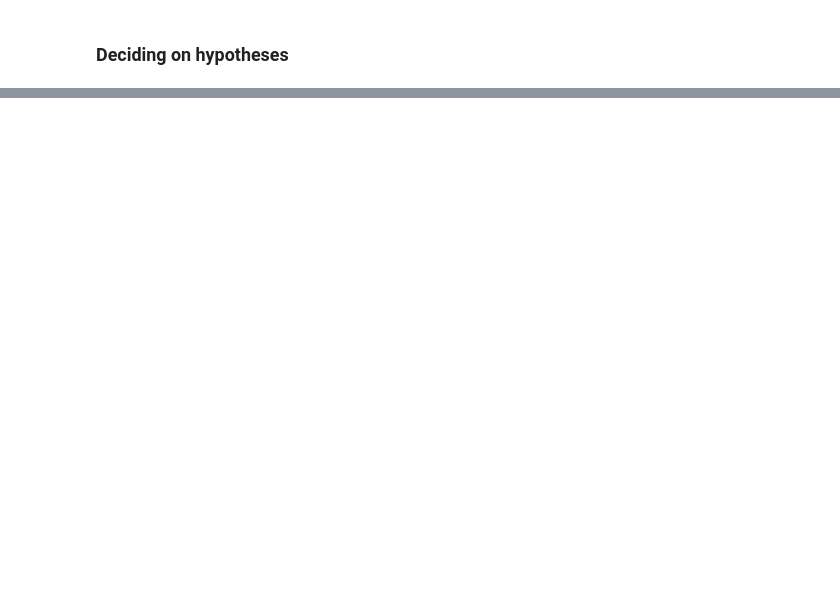
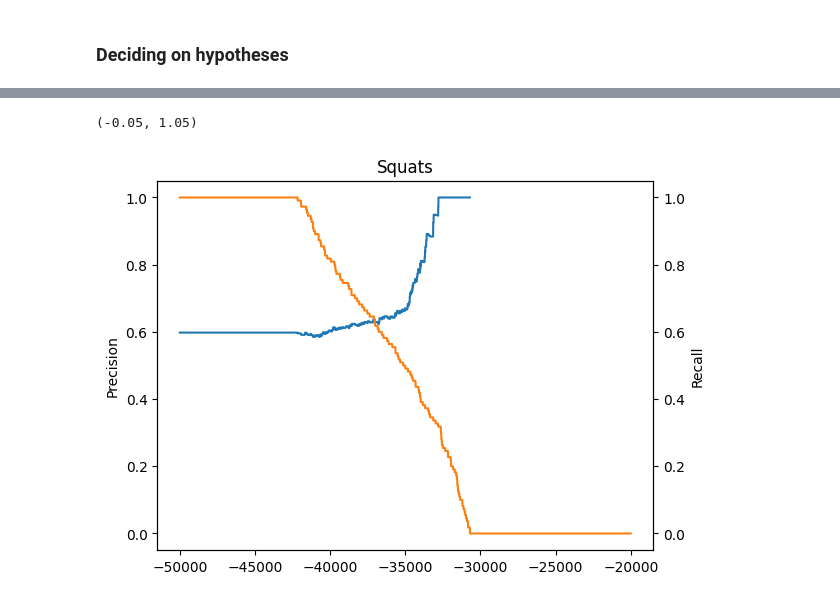
Before and after one commit to sjb296/linear-motion-detection, a Jupyter notebook: main.ipynb, the cells around one changed output, grey strips where cells are left out. Cells and saved outputs as stored; diff of their text form; code cells hidden in the pictures; blank space fills up the shorter version.

```diff
--- a/main.ipynb
+++ b/main.ipynb
@@ -470,16 +458,3 @@ def grid_search_gammas(Ts, true_hyps, left, right, step):
         hyp_sets.append(decisions)
 
     return gammas, true_pos_arr, false_pos_arr, true_neg_arr, false_neg_arr, hyp_sets
-# %%
-gamma_lower = -50_000
-gamma_upper = -20_000
-gamma_step = 1
-gammas, true_pos_arr, false_pos_arr, true_neg_arr, false_neg_arr, hyp_sets = (
-    grid_search_gammas(
-        squat_Ts,
-        squat_df_trim_s["hypothesis"].values,
-        gamma_lower,
-        gamma_upper,
-        gamma_step,
-    )
-)
@@ -485,0 +541,20 @@ gammas, true_pos_arr, false_pos_arr, true_neg_arr, false_neg_arr, hyp_sets = (
+# %%
+squat_precisions = np.array(squat_true_pos_arr) / (
+    np.array(squat_true_pos_arr) + np.array(squat_false_pos_arr)
+)
+squat_recalls = np.array(squat_true_pos_arr) / (
+    np.array(squat_true_pos_arr) + np.array(squat_false_neg_arr)
+)
+f1_scores = 2 * (squat_precisions * squat_recalls) / (squat_precisions + squat_recalls)
+plt.title("Squats")
+plt.ylabel("Precision")
+plt.ylim(-0.05, 1.05)
+plt.twinx()
+plt.xlabel("$ \gamma $")
+plt.plot(gammas, squat_precisions, color="tab:blue")
+plt.ylabel("Recall")
+plt.plot(gammas, squat_recalls, color="tab:orange")
+plt.ylim(-0.05, 1.05)
+# %% [output]
+(-0.05, 1.05)
+[figure, added]
```
Also changed, not shown: parts of 13 cells of this notebook.
